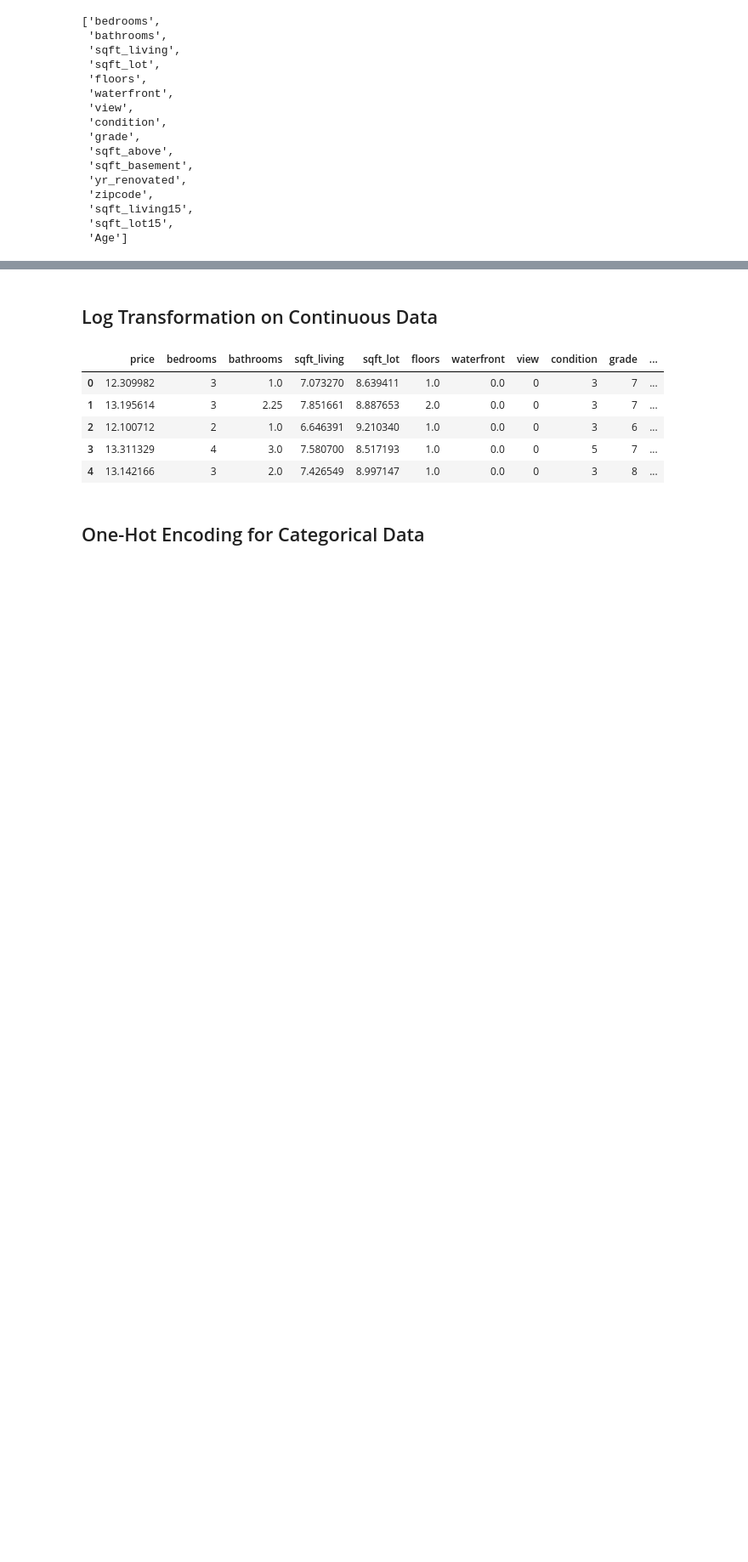
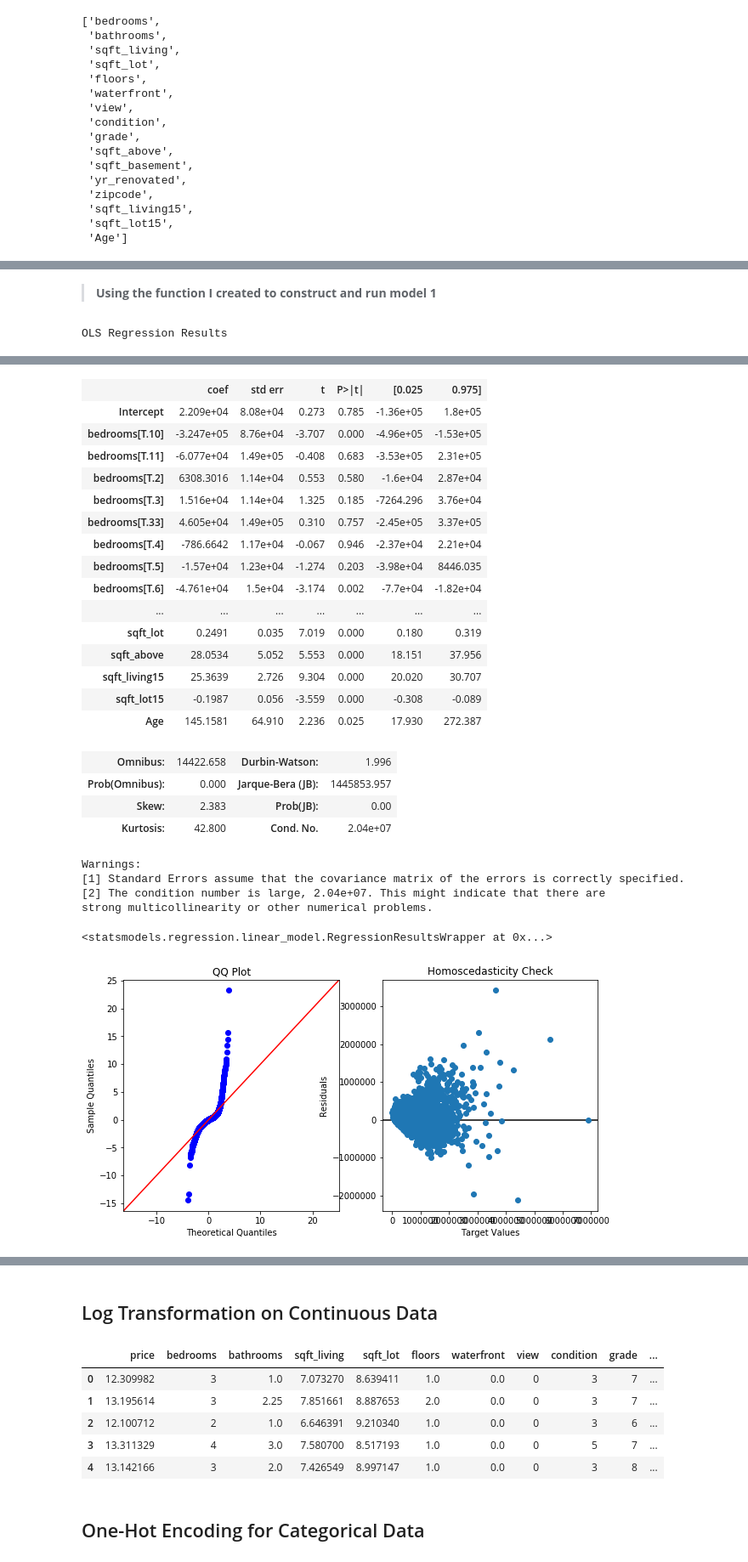
Before and after one commit to hpatel530/dsc-mod-2-project-v2-1-onl01-dtsc-ft-070620, a Jupyter notebook: student.ipynb, the cells around one changed output, grey strips where cells are left out. Shown at 85% size. Saved outputs shown, nothing was run; the diff lists cells and outputs as text; code cells hidden in the pictures; blank space fills up the shorter version.

```diff
--- a/student.ipynb
+++ b/student.ipynb
@@ -242,6 +233,7 @@ array([[<matplotlib.axes._subplots.AxesSubplot object at 0x...>,
 [figure]
 # %%
 def joint_plots(df, col, target='price'):
+    """Created function to plot each feature vs target variable"""
     plots = sns.jointplot(data=df, x=col, y=target, kind='reg')
     plt.suptitle(f'{col} vs {target}')
     return plots
@@ -500,10 +507,16 @@ x_cols
 # %%
-predictors = '+'.join(x_cols)
-formula = outcome + '~' + predictors
-model = ols(formula=formula, data=df).fit()
-display(model.summary())
-fig,ax = plt.subplots(ncols=2,figsize=(10,5))
-fig = sm.graphics.qqplot(model.resid, stats.distributions.norm, fit=True, line='45', ax=ax[0])
-ax[1].scatter(x=model.predict(), y=model.resid)
-ax[1].axhline(0,color='k',zorder=-1)
-ax[1].set(ylabel='Residuals',title='Homoscedasticity Check', xlabel="Target Values")
+def make_model(train_df, x_cols):
+    """Creating a function to contruct and run a model. The function will also create a qq plot and homoscedasticity check"""
+
+    predictors = '+'.join(x_cols)
+    formula = outcome + '~' + predictors
+    model = ols(formula=formula, data=train_df).fit()
+    display(model.summary())
+    fig,ax = plt.subplots(ncols=2,figsize=(10,5))
+    fig = sm.graphics.qqplot(model.resid, stats.distributions.norm, fit=True, line='45', ax=ax[0])
+    ax[0].set(title='QQ Plot')
+    ax[1].scatter(x=model.predict(), y=model.resid)
+    ax[1].axhline(0,color='k',zorder=-1)
+    ax[1].set(ylabel='Residuals',title='Homoscedasticity Check', xlabel="Target Values")
+
+    return model
@@ -548,0 +523,6 @@ strong multicollinearity or other numerical problems.
+# %% [markdown]
+>**Using the function I created to construct and run model 1**
+# %%
+make_model(df, x_cols)
+# %% [output]
+OLS Regression Results
@@ -549 +538,27 @@ strong multicollinearity or other numerical problems.
+|  | coef | std err | t | P>|t| | [0.025 | 0.975] |
+| Intercept | 2.209e+04 | 8.08e+04 | 0.273 | 0.785 | -1.36e+05 | 1.8e+05 |
+| bedrooms[T.10] | -3.247e+05 | 8.76e+04 | -3.707 | 0.000 | -4.96e+05 | -1.53e+05 |
+| bedrooms[T.11] | -6.077e+04 | 1.49e+05 | -0.408 | 0.683 | -3.53e+05 | 2.31e+05 |
+| bedrooms[T.2] | 6308.3016 | 1.14e+04 | 0.553 | 0.580 | -1.6e+04 | 2.87e+04 |
+| bedrooms[T.3] | 1.516e+04 | 1.14e+04 | 1.325 | 0.185 | -7264.296 | 3.76e+04 |
+| bedrooms[T.33] | 4.605e+04 | 1.49e+05 | 0.310 | 0.757 | -2.45e+05 | 3.37e+05 |
+| bedrooms[T.4] | -786.6642 | 1.17e+04 | -0.067 | 0.946 | -2.37e+04 | 2.21e+04 |
+| bedrooms[T.5] | -1.57e+04 | 1.23e+04 | -1.274 | 0.203 | -3.98e+04 | 8446.035 |
+| bedrooms[T.6] | -4.761e+04 | 1.5e+04 | -3.174 | 0.002 | -7.7e+04 | -1.82e+04 |
+| ... | ... | ... | ... | ... | ... | ... |
+| sqft_lot | 0.2491 | 0.035 | 7.019 | 0.000 | 0.180 | 0.319 |
+| sqft_above | 28.0534 | 5.052 | 5.553 | 0.000 | 18.151 | 37.956 |
+| sqft_living15 | 25.3639 | 2.726 | 9.304 | 0.000 | 20.020 | 30.707 |
+| sqft_lot15 | -0.1987 | 0.056 | -3.559 | 0.000 | -0.308 | -0.089 |
+| Age | 145.1581 | 64.910 | 2.236 | 0.025 | 17.930 | 272.387 |
+| Omnibus: | 14422.658 | Durbin-Watson: | 1.996 |
+| Prob(Omnibus): | 0.000 | Jarque-Bera (JB): | 1445853.957 |
+| Skew: | 2.383 | Prob(JB): | 0.00 |
+| Kurtosis: | 42.800 | Cond. No. | 2.04e+07 |
+Warnings:
+[1] Standard Errors assume that the covariance matrix of the errors is correctly specified.
+[2] The condition number is large, 2.04e+07. This might indicate that there are
+strong multicollinearity or other numerical problems.
+<statsmodels.regression.linear_model.RegressionResultsWrapper at 0x...>
+[figure, added]
 # %% [markdown]
```
Also changed, not shown: parts of 64 cells of this notebook.
